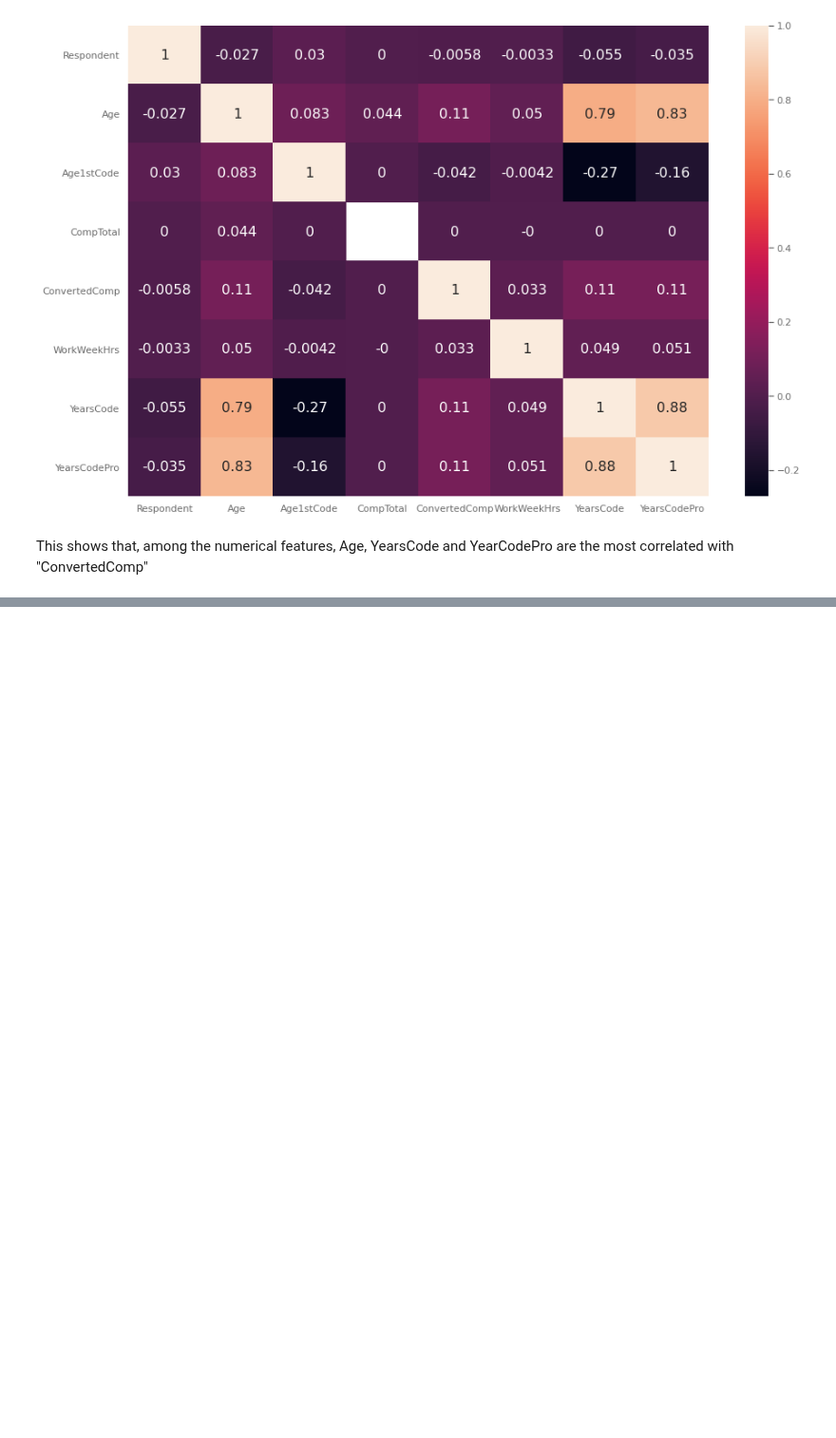
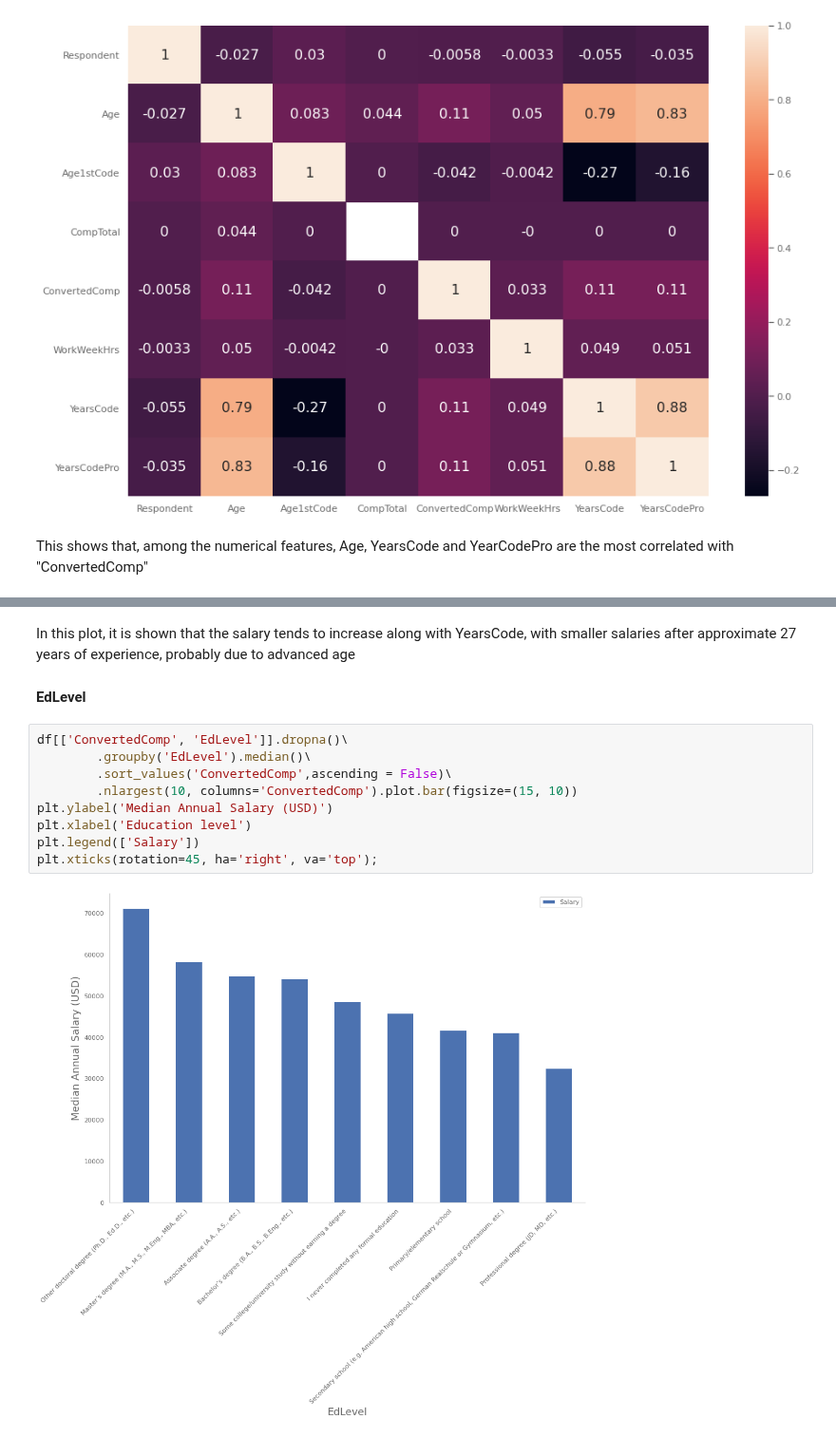
Before and after one commit to felipeagarcia/StackOverflow-2020-Developer-Survey-Analysis, a Jupyter notebook: Project_1.ipynb, the cells around one changed output, grey strips where cells are left out. Shown at 95% size. Drawn from its saved outputs; the diff is of its cells as text; blank space fills up the shorter version.

```diff
--- a/Project_1.ipynb
+++ b/Project_1.ipynb
@@ -376,0 +390,15 @@ With this, we have a list of the most important features, being CompFreq, Countr
+# %% [markdown]
+In this plot, it is shown that the salary tends to increase along with YearsCode, with smaller salaries after approximate 27 years of experience, probably due to advanced age
+
+#### EdLevel
+# %%
+df[['ConvertedComp', 'EdLevel']].dropna()\
+        .groupby('EdLevel').median()\
+        .sort_values('ConvertedComp',ascending = False)\
+        .nlargest(10, columns='ConvertedComp').plot.bar(figsize=(15, 10))
+plt.ylabel('Median Annual Salary (USD)')
+plt.xlabel('Education level')
+plt.legend(['Salary'])
+plt.xticks(rotation=45, ha='right', va='top');
+# %% [output]
+[figure, added]
```
Also changed, not shown: parts of 7 cells of this notebook.
